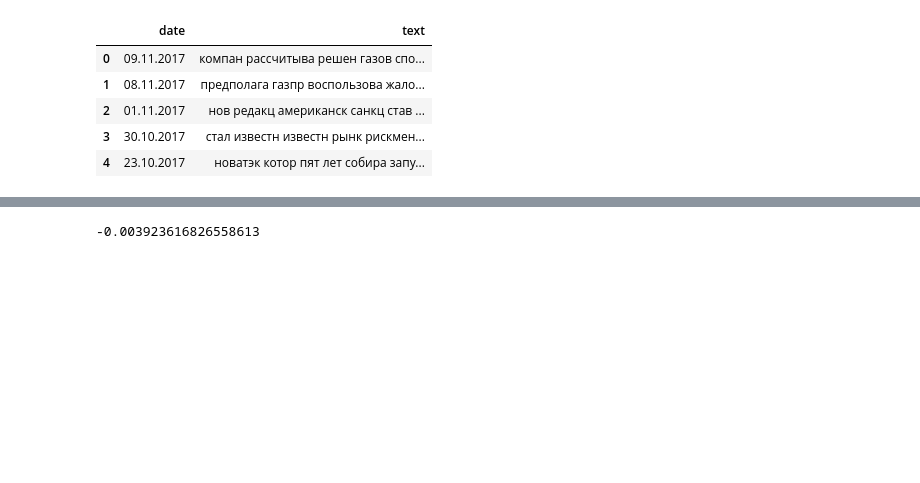
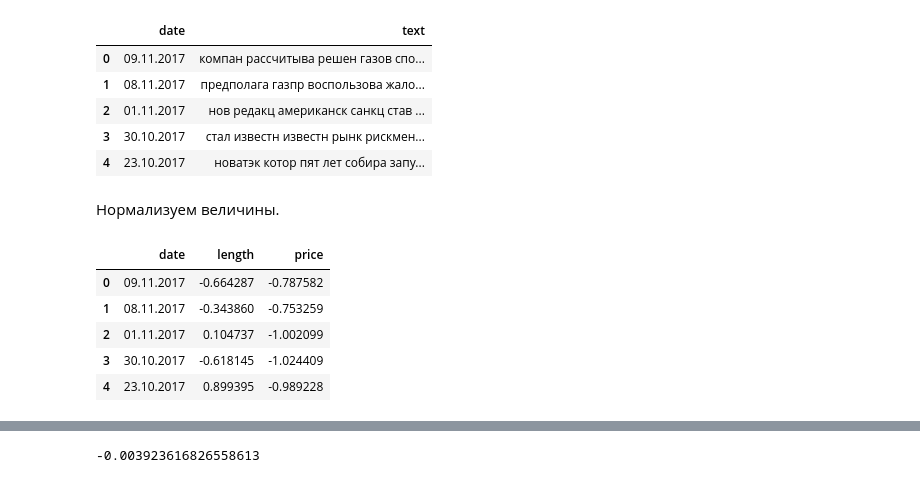
Before and after one commit to Sinopsys/group-hw-ida-2018, a Jupyter notebook: hw_2_prices/HW2-Kupriyanov-Rakhmatullin-Danilin.ipynb, the cells around one changed output, grey strips where cells are left out. Saved outputs shown, nothing was run; the diff lists cells and outputs as text; code cells hidden in the pictures; blank space fills up the shorter version.

```diff
--- a/hw_2_prices/HW2-Kupriyanov-Rakhmatullin-Danilin.ipynb
+++ b/hw_2_prices/HW2-Kupriyanov-Rakhmatullin-Danilin.ipynb
@@ -209,11 +209,19 @@ for date in pr_all['Date'].values:
 compare_df = pd.DataFrame(d)
 compare_df['length'] = compare_df['length'].astype(float)
 compare_df['price'] = compare_df['price'].str.replace(',', '.').astype(float)
+# %% [markdown]
+Нормализуем величины.
 # %%
-# Нормализуем величины.
-# compare_df['length'] = (compare_df['length'] - np.mean(compare_df['length'])) / np.std(compare_df['length'])
-# compare_df['price'] = (compare_df['price'] - np.mean(compare_df['price'])) / np.std(compare_df['price'])
-# compare_df.head()
+compare_df['length'] = (compare_df['length'] - np.mean(compare_df['length'])) / np.std(compare_df['length'])
+compare_df['price'] = (compare_df['price'] - np.mean(compare_df['price'])) / np.std(compare_df['price'])
+compare_df.head()
+# %% [output]
+|  | date | length | price |
+| 0 | 09.11.2017 | -0.664287 | -0.787582 |
+| 1 | 08.11.2017 | -0.343860 | -0.753259 |
+| 2 | 01.11.2017 | 0.104737 | -1.002099 |
+| 3 | 30.10.2017 | -0.618145 | -1.024409 |
+| 4 | 23.10.2017 | 0.899395 | -0.989228 |
 # %%
 plt.scatter(compare_df['length'], compare_df['price'], label='len-price')
 plt.legend()
```
Also changed, not shown: parts of 32 cells of this notebook.
